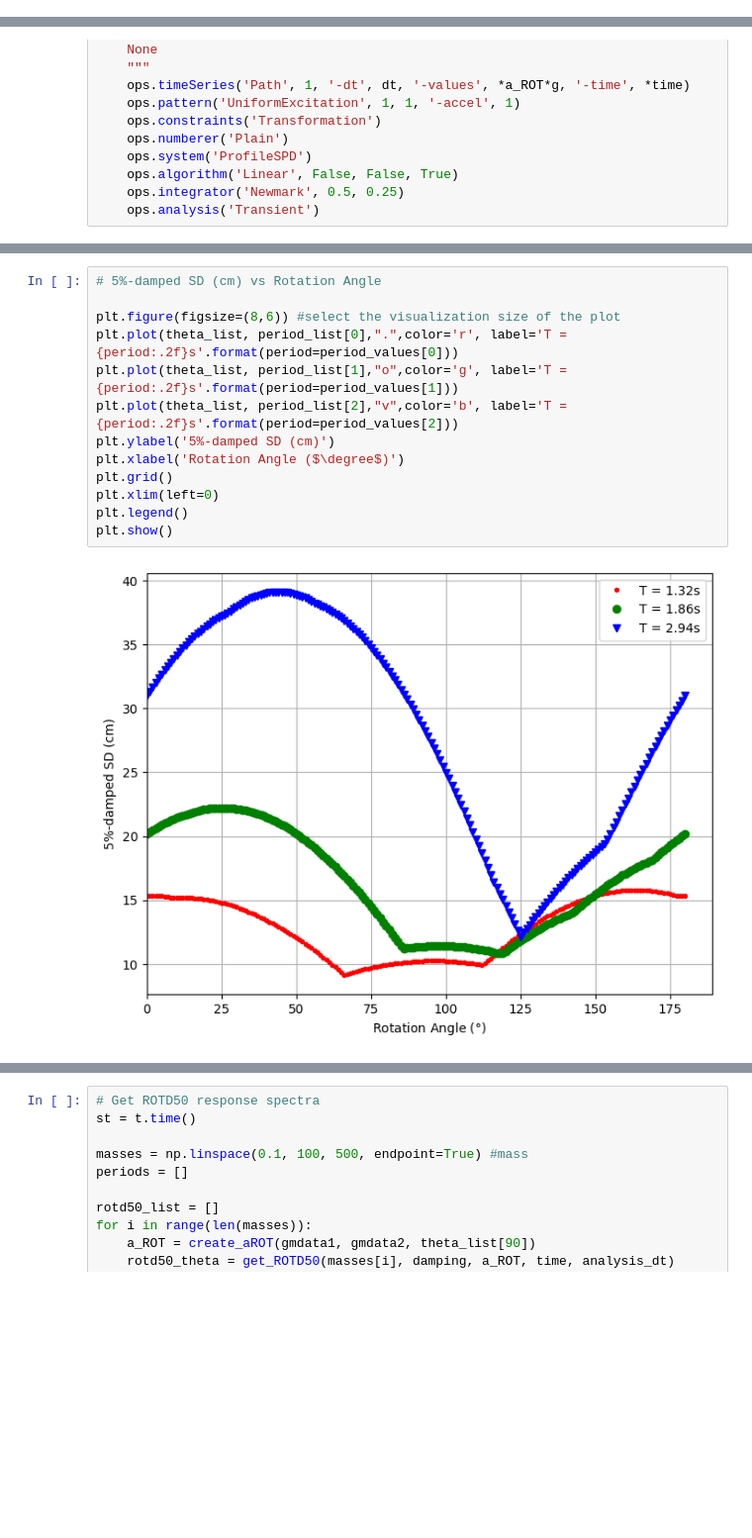
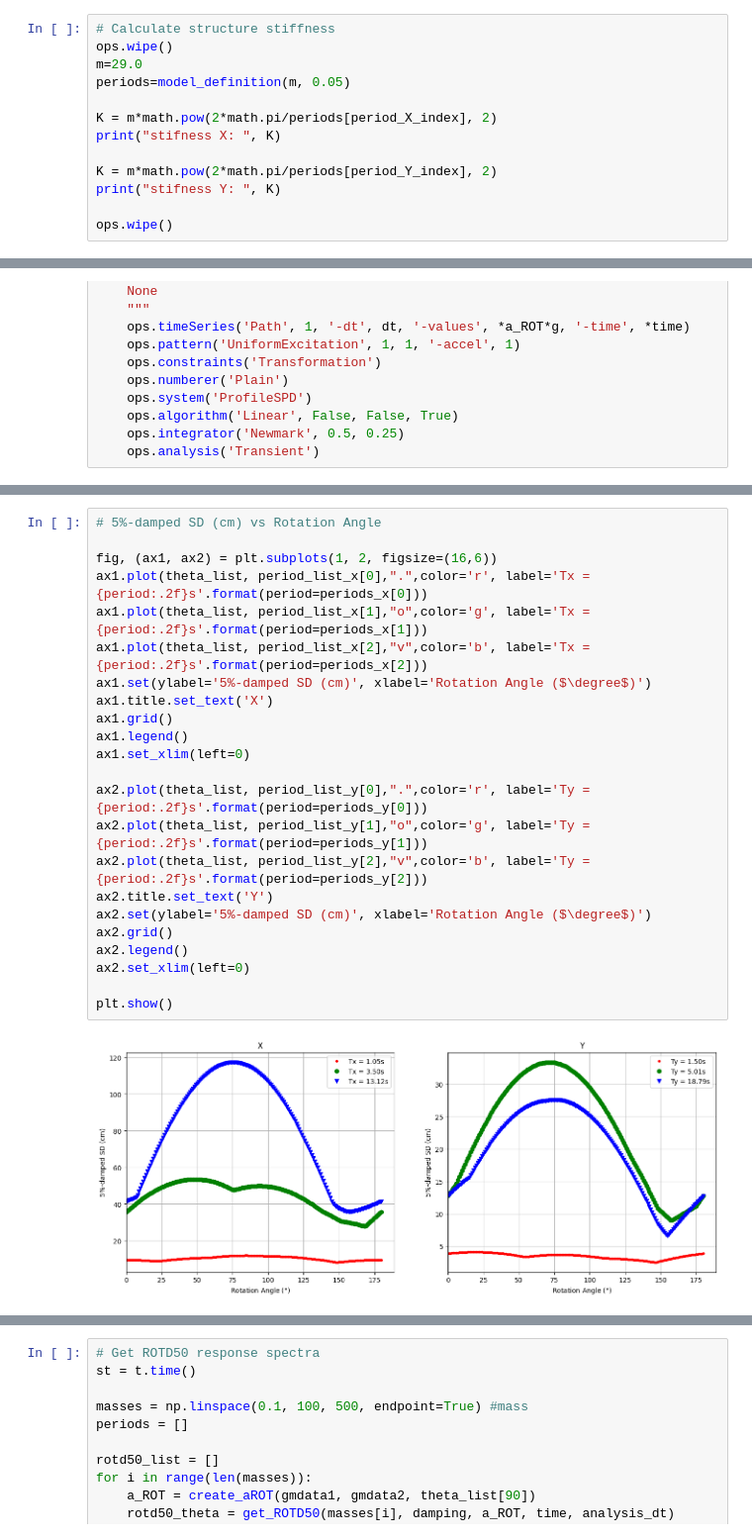
Before and after one commit to jorvend/JV-Research, a Jupyter notebook: UCI_Research/2_Building_model/RotD50_Spectra_Building.ipynb, the cells around one changed output, grey strips where cells are left out. Shown: that part at 99% size. Drawn from its saved outputs; the diff is of its cells as text; blank space fills up the shorter version.

```diff
--- a/UCI_Research/2_Building_model/RotD50_Spectra_Building.ipynb
+++ b/UCI_Research/2_Building_model/RotD50_Spectra_Building.ipynb
@@ -353,0 +365,13 @@ ops.wipe()
+# %%
+# Calculate structure stiffness
+ops.wipe()
+m=29.0
+periods=model_definition(m, 0.05)
+
+K = m*math.pow(2*math.pi/periods[period_X_index], 2)
+print("stifness X: ", K)
+
+K = m*math.pow(2*math.pi/periods[period_Y_index], 2)
+print("stifness Y: ", K)
+
+ops.wipe()
@@ -551,15 +646,25 @@ Execution time:  594.2744839191437 seconds
 # %%
 # 5%-damped SD (cm) vs Rotation Angle
 
-plt.figure(figsize=(8,6)) #select the visualization size of the plot
-plt.plot(theta_list, period_list[0],".",color='r', label='T = {period:.2f}s'.format(period=period_values[0]))
-plt.plot(theta_list, period_list[1],"o",color='g', label='T = {period:.2f}s'.format(period=period_values[1]))
-plt.plot(theta_list, period_list[2],"v",color='b', label='T = {period:.2f}s'.format(period=period_values[2]))
-plt.ylabel('5%-damped SD (cm)')
-plt.xlabel('Rotation Angle ($\degree$)')
-plt.grid()
-plt.xlim(left=0)
-plt.legend()
+fig, (ax1, ax2) = plt.subplots(1, 2, figsize=(16,6))
+ax1.plot(theta_list, period_list_x[0],".",color='r', label='Tx = {period:.2f}s'.format(period=periods_x[0]))
+ax1.plot(theta_list, period_list_x[1],"o",color='g', label='Tx = {period:.2f}s'.format(period=periods_x[1]))
+ax1.plot(theta_list, period_list_x[2],"v",color='b', label='Tx = {period:.2f}s'.format(period=periods_x[2]))
+ax1.set(ylabel='5%-damped SD (cm)', xlabel='Rotation Angle ($\degree$)')
+ax1.title.set_text('X')
+ax1.grid()
+ax1.legend()
+ax1.set_xlim(left=0)
+
+ax2.plot(theta_list, period_list_y[0],".",color='r', label='Ty = {period:.2f}s'.format(period=periods_y[0]))
+ax2.plot(theta_list, period_list_y[1],"o",color='g', label='Ty = {period:.2f}s'.format(period=periods_y[1]))
+ax2.plot(theta_list, period_list_y[2],"v",color='b', label='Ty = {period:.2f}s'.format(period=periods_y[2]))
+ax2.title.set_text('Y')
+ax2.set(ylabel='5%-damped SD (cm)', xlabel='Rotation Angle ($\degree$)')
+ax2.grid()
+ax2.legend()
+ax2.set_xlim(left=0)
+
 plt.show()
 # %% [output]
-[figure, old version]
+[figure, new version]
```
Also changed, not shown: parts of 34 cells of this notebook.
